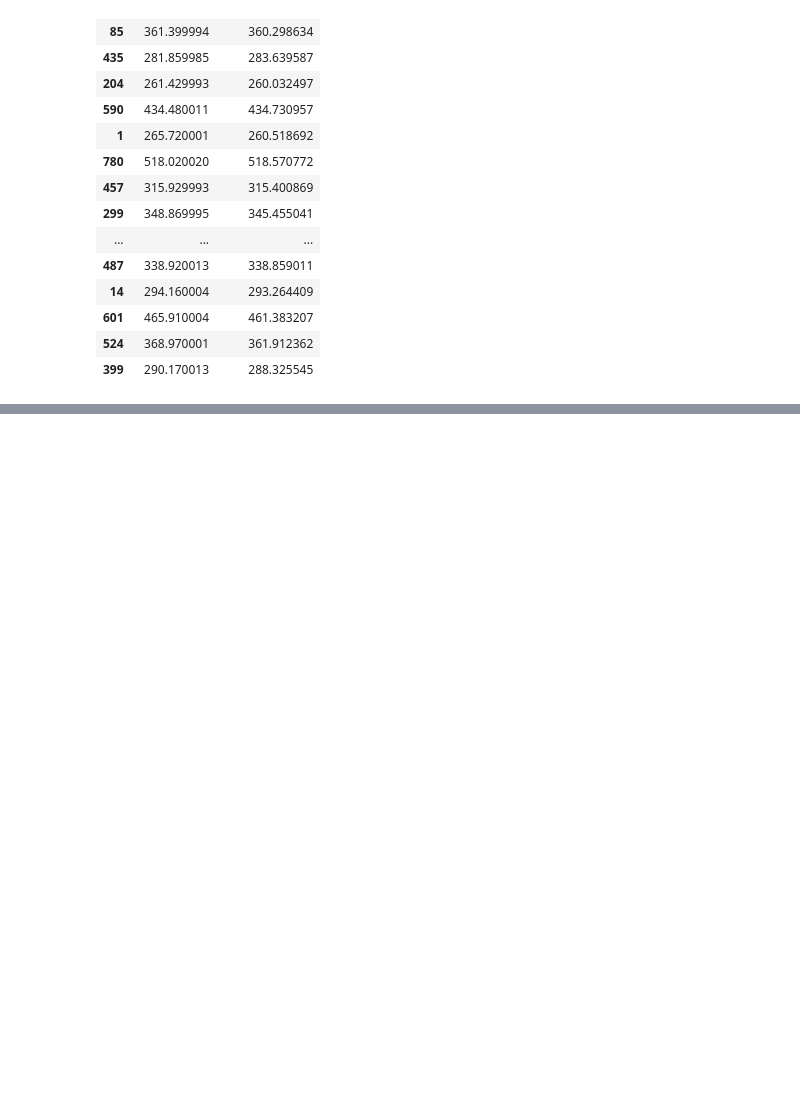
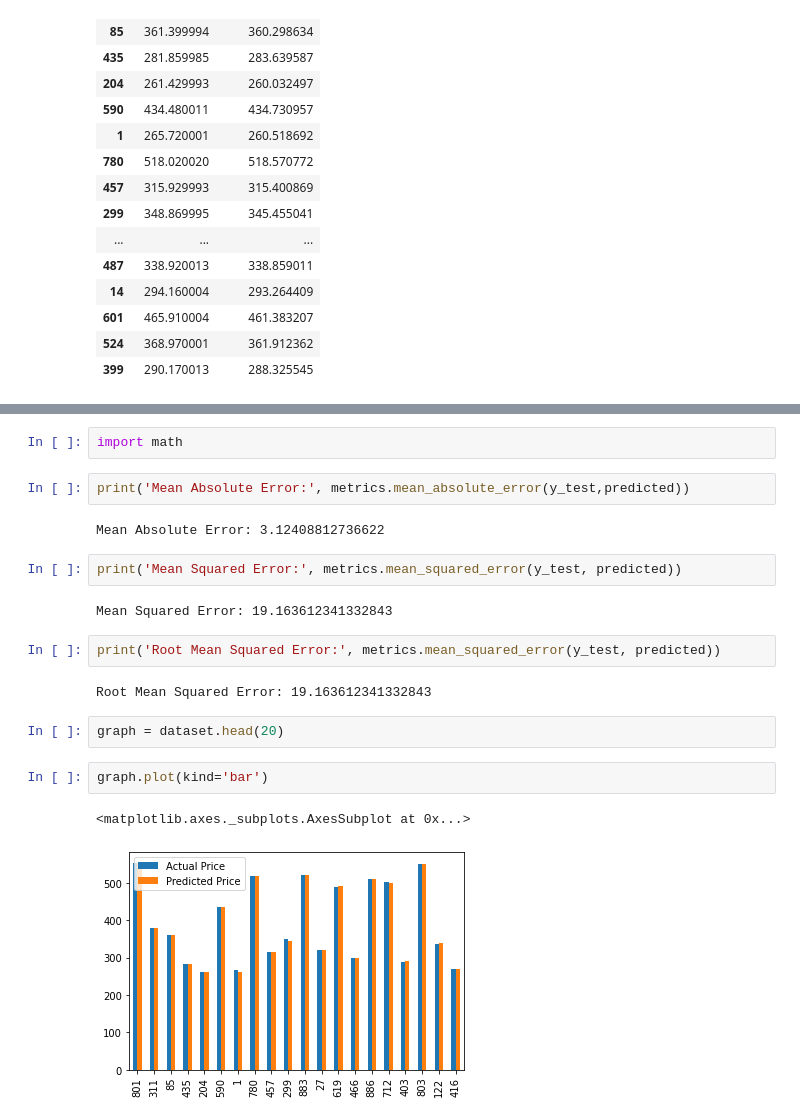
Before and after one commit to machave11/Stock-Price-Prediction, a Jupyter notebook: Stock_Price_prediction.ipynb, the cells around one changed output, grey strips where cells are left out. Saved outputs shown, nothing was run; the diff lists cells and outputs as text; blank space fills up the shorter version.

```diff
--- a/Stock_Price_prediction.ipynb
+++ b/Stock_Price_prediction.ipynb
@@ -216,0 +222,21 @@ dataset.head(25)
+# %%
+import math
+# %%
+print('Mean Absolute Error:', metrics.mean_absolute_error(y_test,predicted))
+# %% [output]
+Mean Absolute Error: 3.12408812736622
+# %%
+print('Mean Squared Error:', metrics.mean_squared_error(y_test, predicted))
+# %% [output]
+Mean Squared Error: 19.163612341332843
+# %%
+print('Root Mean Squared Error:', metrics.mean_squared_error(y_test, predicted))
+# %% [output]
+Root Mean Squared Error: 19.163612341332843
+# %%
+graph = dataset.head(20)
+# %%
+graph.plot(kind='bar')
+# %% [output]
+<matplotlib.axes._subplots.AxesSubplot at 0x...>
+[figure, added]
```
Also changed, not shown: parts of 3 cells of this notebook.
